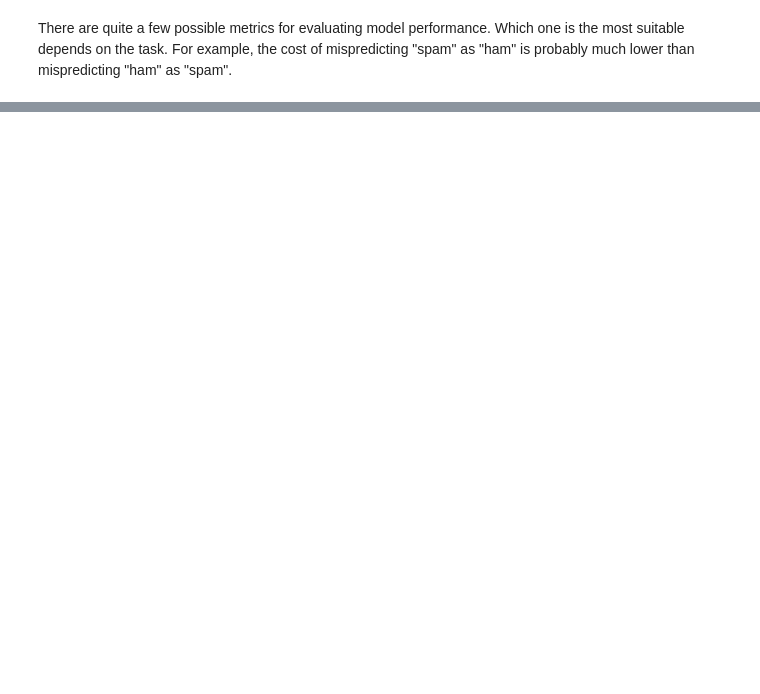
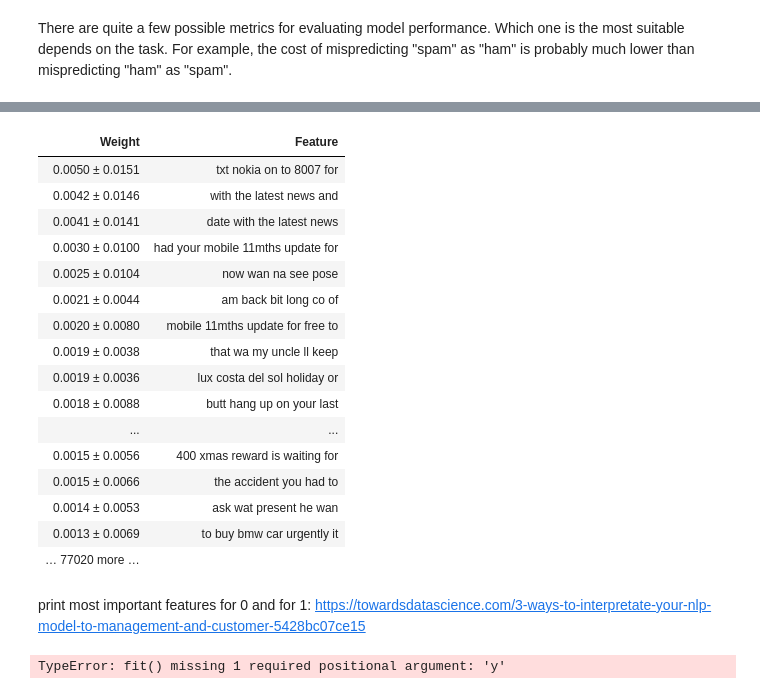
Before and after one commit to Shuaf98/y-data, a Jupyter notebook: ydata_supervised_learning/lecture2_NaiveBayes/Spam_Email_Detector_SL_NB.ipynb, the cells around one changed output, grey strips where cells are left out. Cells and saved outputs as stored; diff of their text form; code cells hidden in the pictures; blank space fills up the shorter version.

```diff
--- a/ydata_supervised_learning/lecture2_NaiveBayes/Spam_Email_Detector_SL_NB.ipynb
+++ b/ydata_supervised_learning/lecture2_NaiveBayes/Spam_Email_Detector_SL_NB.ipynb
@@ -207,9 +192,10 @@ True
 # %%
+#USing Ngram
 def split_into_lemmas(message):
     message = message.encode('utf8').decode().lower()
     words = TextBlob(message).words
     # for each word, take its "base form" = lemma
-    return [word.lemma for word in words]
+    return ' '.join(word.lemma for word in words)
 
 messages.message.head(5).apply(split_into_lemmas)
 # %% [output]
@@ -250,0 +239,3 @@ print(len(bow_transformer.vocabulary_)) #This value will change every time you s
+# %%
+bow_transformer = CountVectorizer(ngram_range=(3,5)).fit(msg_train.apply(split_into_lemmas))
+print(len(bow_transformer.vocabulary_)) #This value will change every time you spliot the training and test data.
@@ -352,2 +355,9 @@ weighted avg       0.98      0.98      0.98      1115
 # %% [markdown]
 There are quite a few possible metrics for evaluating model performance. Which one is the most suitable depends on the task. For example, the cost of mispredicting "spam" as "ham" is probably much lower than mispredicting "ham" as "spam".
+# %%
+from sklearn.ensemble import RandomForestClassifier
+
+DT = RandomForestClassifier(n_estimators= 200)
+DT.fit(messages_bow_train, label_train)
+
+DT_pred = DT.predict(messages_bow_test)
@@ -353,0 +377,31 @@ There are quite a few possible metrics for evaluating model performance. Which o
+# %%
+from eli5 import show_weights
+
+show_weights(DT, feature_names= list(bow_transformer.vocabulary_.keys()))
+# %% [output]
+| Weight | Feature |
+| 0.0050 ± 0.0151 | txt nokia on to 8007 for |
+| 0.0042 ± 0.0146 | with the latest news and |
+| 0.0041 ± 0.0141 | date with the latest news |
+| 0.0030 ± 0.0100 | had your mobile 11mths update for |
+| 0.0025 ± 0.0104 | now wan na see pose |
+| 0.0021 ± 0.0044 | am back bit long co of |
+| 0.0020 ± 0.0080 | mobile 11mths update for free to |
+| 0.0019 ± 0.0038 | that wa my uncle ll keep |
+| 0.0019 ± 0.0036 | lux costa del sol holiday or |
+| 0.0018 ± 0.0088 | butt hang up on your last |
+| ... | ... |
+| 0.0015 ± 0.0056 | 400 xmas reward is waiting for |
+| 0.0015 ± 0.0066 | the accident you had to |
+| 0.0014 ± 0.0053 | ask wat present he wan |
+| 0.0013 ± 0.0069 | to buy bmw car urgently it |
+| … 77020 more … |  |
+# %% [markdown]
+print most important features for 0 and for 1: https://towardsdatascience.com/3-ways-to-interpretate-your-nlp-model-to-management-and-customer-5428bc07ce15
+# %%
+from xgboost import XGBClassifier
+XGC = XGBClassifier(n_estimators= 500)
+XGC.fit(msg_train, label_train)
+XGC_pred = XGC.predict(messages_bow_test)
+# %% [output]
+TypeError: fit() missing 1 required positional argument: 'y'
```
Also changed, not shown: parts of 20 cells of this notebook, 3 other files.
